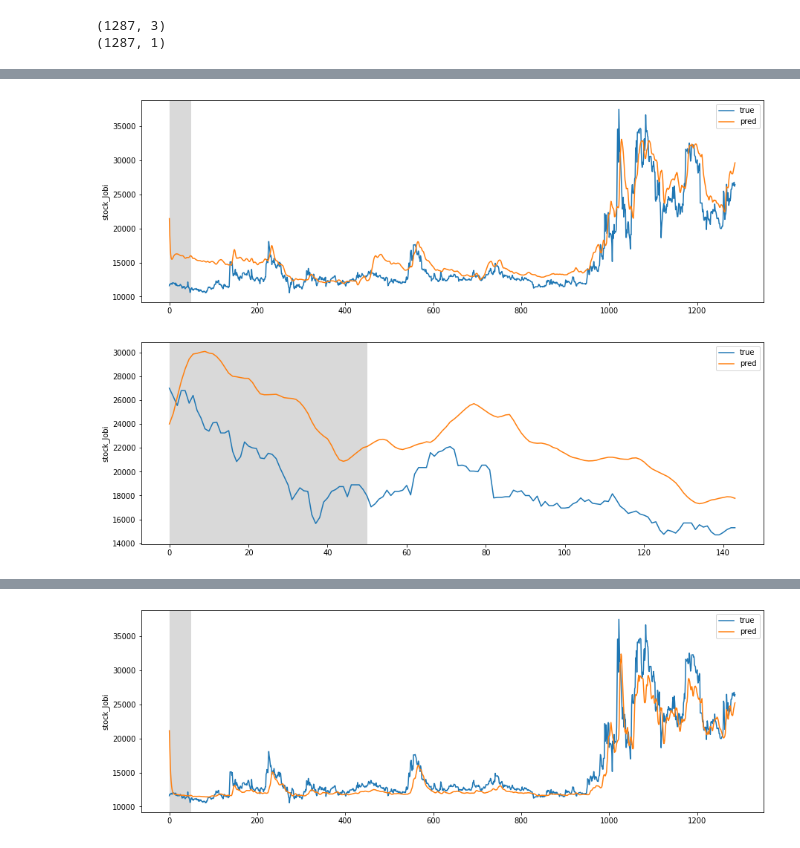
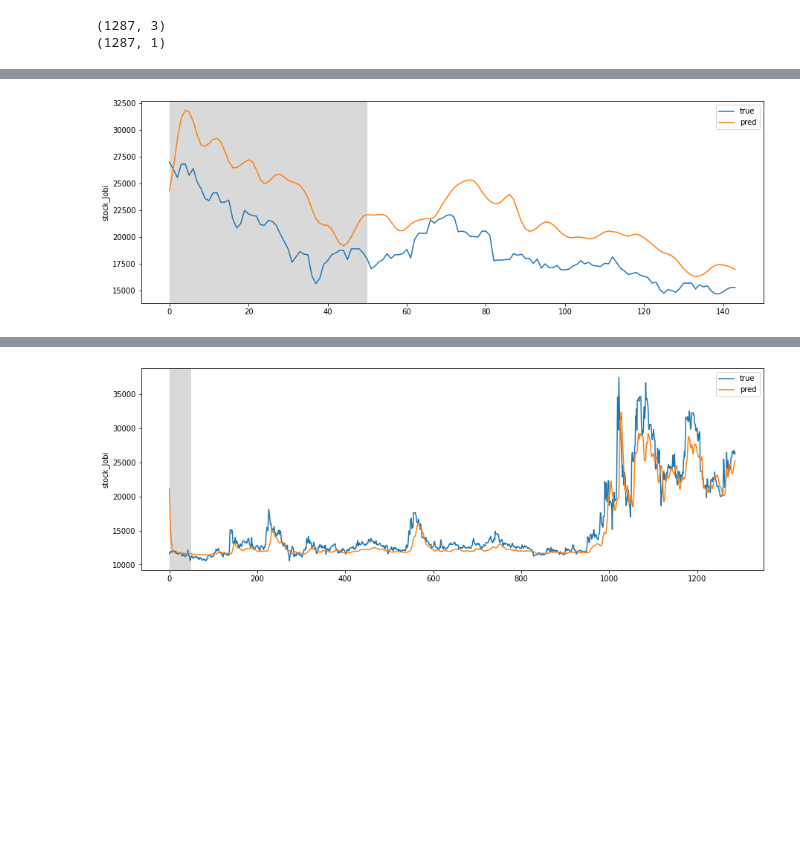
Before and after one commit to sunnight9507/BitAcademy, a Jupyter notebook: 17주차/Practice_predict_timeseries.ipynb, the cells around one changed output, grey strips where cells are left out. Cells and saved outputs as stored; diff of their text form; code cells hidden in the pictures; blank space fills up the shorter version.

```diff
--- a/17주차/Practice_predict_timeseries.ipynb
+++ b/17주차/Practice_predict_timeseries.ipynb
@@ -191,6 +194,6 @@ def batch_generator(batch_size, sequence_length):
 # %%
 batch_size = 128
 # %%
-sequence_length = 7 * 4 * 12
+sequence_length = 365
 sequence_length
 # %% [output]
@@ -208,5 +210,0 @@ print(y_batch.shape)
-# %%
-batch = 0   # First sequence in the batch.
-signal = 0  # First signal from the 20 input-signals.
-seq = x_batch[batch, :, signal]
-plt.plot(seq)
@@ -225,7 +214,7 @@ validation_data = (np.expand_dims(x_test_scaled, axis=0),
 # %%
 model = Sequential()
 
-model.add(GRU(units=256,
+model.add(GRU(units=512,
               return_sequences=True,
               input_shape=(None, num_x_signals,)))
 
@@ -428,11 +412,8 @@ def plot_comparison(start_idx, length=100, train=True):
         plt.legend()
         plt.show()
 
-    # return signal_true, signal_pred
+    return signal_true, signal_pred
 # %%
-# stock_jobi & onion & Dubai 을 이용한 예측
-plot_comparison(start_idx=0, length=1400, train=True)
-plot_comparison(start_idx=0, length=150, train=False)
+real_value, pred = plot_comparison(start_idx=0, length=150, train=False)
 # %% [output]
-[figure, old version]
+[figure, new version]
-[figure, removed]
```
Also changed, not shown: parts of 20 cells of this notebook.
